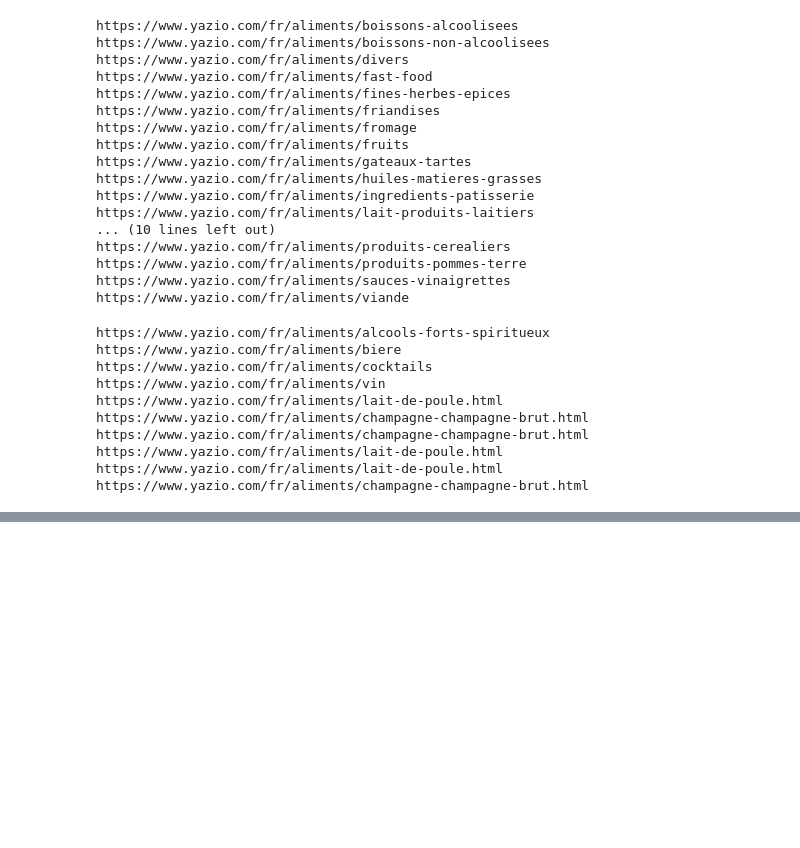
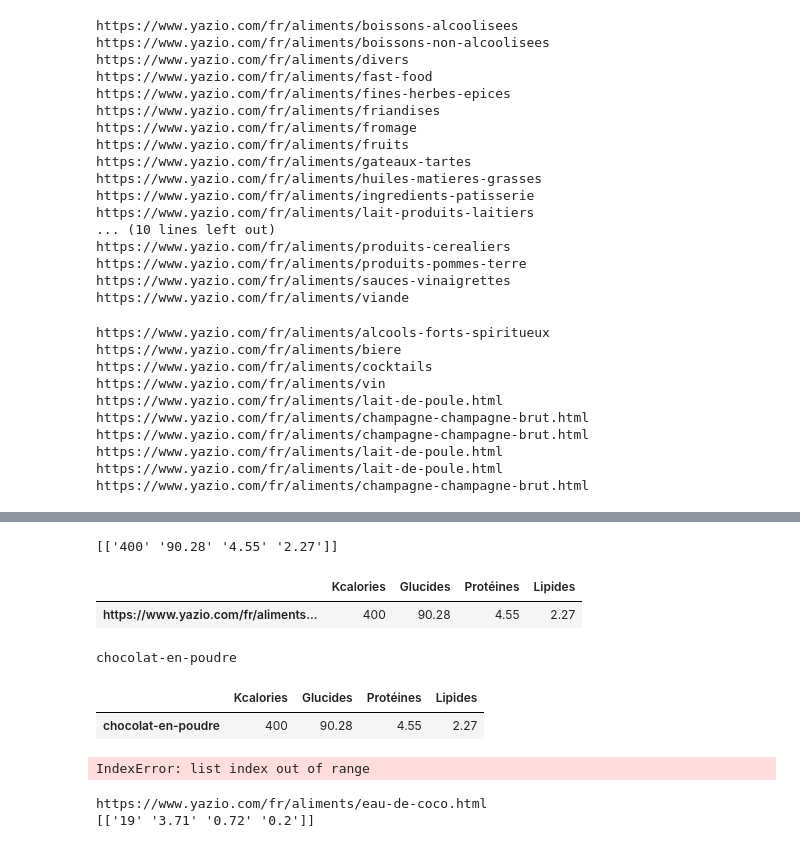
Before and after one commit to maxurb/budg_eat, a Jupyter notebook: Scrapping Yazio.ipynb, the cells around one changed output, grey strips where cells are left out. Saved outputs shown, nothing was run; the diff lists cells and outputs as text; code cells hidden in the pictures; blank space fills up the shorter version.

```diff
--- a/Scrapping Yazio.ipynb
+++ b/Scrapping Yazio.ipynb
@@ -167,7 +169,7 @@ https://www.yazio.com/fr/aliments/champagne-champagne-brut.html
 links = clean_yazio_page.findAll("a",{"class": "position-relative text-decoration-none"})
 
 list_sous_cat = []
-for link in dico_aliments.values():
+for link in dico_categories.values():
     yazio_sous_cat = requests.get(str(link))
     clean_yazio_sous_cat = bs4.BeautifulSoup(yazio_sous_cat.content, "lxml")
     rows = clean_yazio_sous_cat.findAll("a",{"class": "link"})
@@ -175,0 +205,60 @@ for link in dico_aliments.values():
+# %%
+#On crée une fonction qui renvoie une liste contenant les 4 nutriments pour un lien donné
+
+def nutri_link(link_aliment):
+    tab_indiv = []
+    website = requests.get(link_aliment)
+    clean_website = bs4.BeautifulSoup(website.content, "lxml")
+    linksnb = clean_website.findAll("span",{"class": "serving-calculator-numbers-value"}) #les lignes qui contiennent les valeurs
+    linkstitle = clean_website.findAll("div",{"class": "font-body text-left"}) #les lignes qui contiennent les titres Glucides, Protéines... pour le moment on s'en sert pas
+    for i in range(4): #on donne les 4 valeurs kcal, glu, prot, lip
+        tab_indiv.append(linksnb[i].get("data-standard-value")) #data-standard-value donne la version pour 100g
+    return np.array([tab_indiv])
+# %%
+#On essaie et on voit que ça fonctionne
+chocopoudre = nutri_link('https://www.yazio.com/fr/aliments/chocolat-en-poudre.html')
+print(chocopoudre)
+# %% [output]
+[['400' '90.28' '4.55' '2.27']]
+# %%
+#On va maintenant créer un data frame pour concaténer toutes nos données
+
+df = pandas.DataFrame(chocopoudre, index = ['https://www.yazio.com/fr/aliments/chocolat-en-poudre.html'], columns = ['Kcalories', 'Glucides', 'Protéines', 'Lipides'])
+df
+# %% [output]
+|  | Kcalories | Glucides | Protéines | Lipides |
+| https://www.yazio.com/fr/aliments... | 400 | 90.28 | 4.55 | 2.27 |
+# %%
+#On trouve un moyen de réécrire le lien avec uniquement le nom de l'aliment
+
+import re
+
+string = re.sub("https://www.yazio.com/fr/aliments/|\.html","",'https://www.yazio.com/fr/aliments/chocolat-en-poudre.html')
+print(string)
+# %% [output]
+chocolat-en-poudre
+# %%
+#On récapitule tout et on réécrit une ligne de code pour avoir un dataframe meilleur
+
+import re
+
+string = re.sub("https://www.yazio.com/fr/aliments/|\.html","",'https://www.yazio.com/fr/aliments/chocolat-en-poudre.html')
+
+chocopoudre = nutri_link('https://www.yazio.com/fr/aliments/chocolat-en-poudre.html')
+
+df = pandas.DataFrame(chocopoudre, index = [string], columns = ['Kcalories', 'Glucides', 'Protéines', 'Lipides'])
+df
+# %% [output]
+|  | Kcalories | Glucides | Protéines | Lipides |
+| chocolat-en-poudre | 400 | 90.28 | 4.55 | 2.27 |
+# %%
+#On crée notre tableau final avec tous les aliments
+
+tab_final = pandas.DataFrame(columns = ['Kcalories', 'Glucides', 'Protéines', 'Lipides']) #On crée un dataframe vide avec uniquement les colonnes
+
+for link in list_sc_retraite :
+    tab_nutri = nutri_link(link) #on récupère les 4 nutriments
+    string = re.sub("https://www.yazio.com/fr/aliments/|\.html","",link) #on crée un bon titre
+    tab_final.append({'Kcalories' : tab_nutri[0] , 'Glucides' : tab_nutri[1], 'Protéines' : tab_nutri[2], 'Lipides': tab_nutri[3]}) #on ajoute au dataframe
+# %% [output]
+IndexError: list index out of range
@@ -175,0 +267,6 @@ for link in dico_aliments.values():
+# %%
+print(list_sc_retraite[18])
+print(nutri_link(list_sc_retraite[18]))
+# %% [output]
+https://www.yazio.com/fr/aliments/eau-de-coco.html
+[['19' '3.71' '0.72' '0.2']]
```
Also changed, not shown: parts of 4 cells of this notebook.
